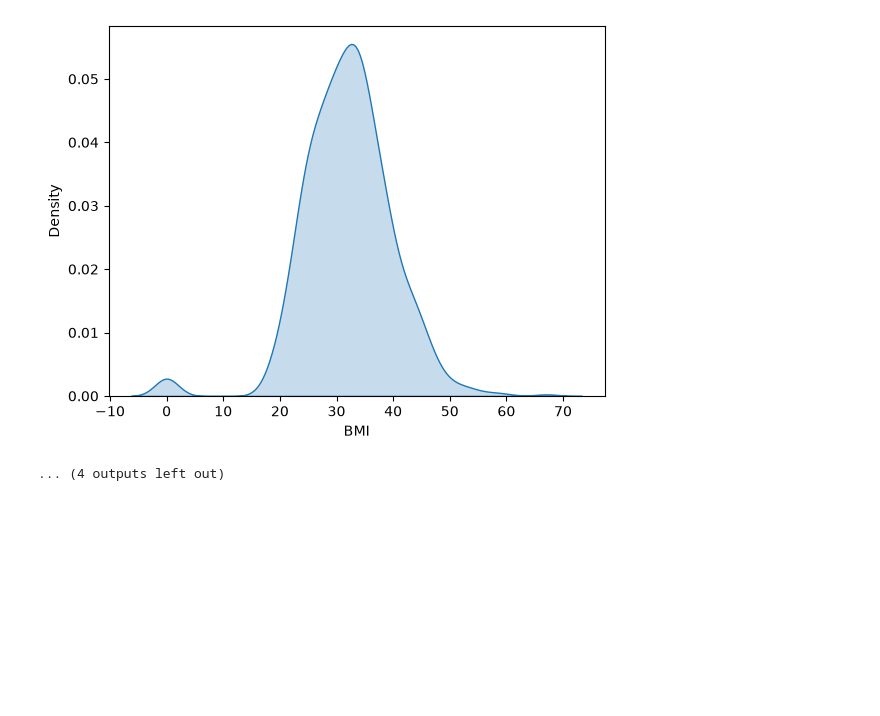
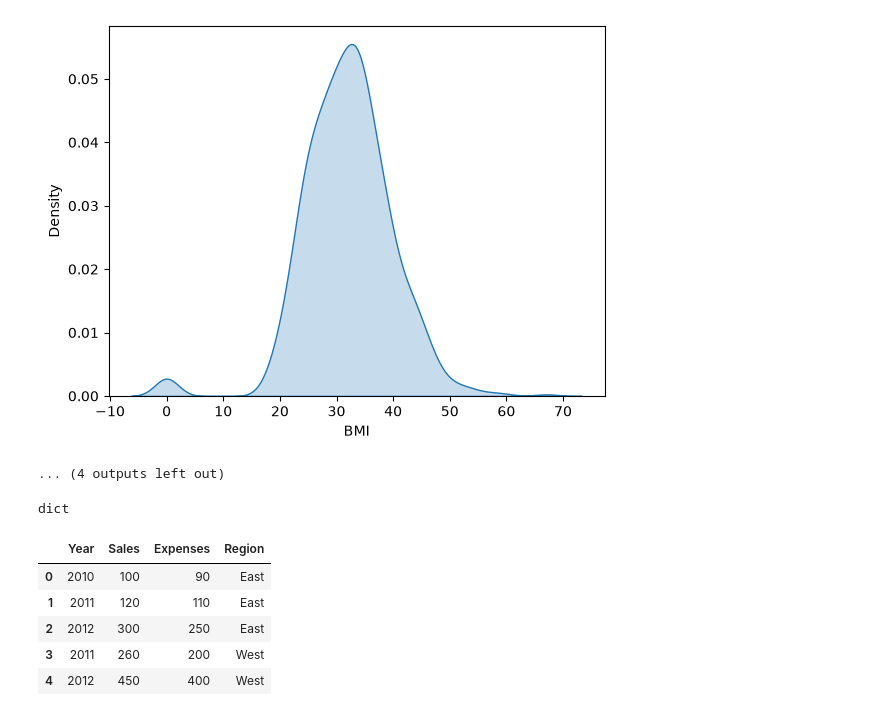
Before and after one commit to akyadav43-debug/Python-Basics, a Jupyter notebook: Seaborn.ipynb, the cells around one changed output. Saved outputs shown, nothing was run; the diff lists cells and outputs as text; code cells hidden in the pictures; blank space fills up the shorter version.

```diff
--- a/Seaborn.ipynb
+++ b/Seaborn.ipynb
@@ -93,0 +99,14 @@ This will become an error in seaborn v0.14.0; please update your code.
+# %%
+type(Data)
+# %% [output]
+dict
+# %%
+df=pd.DataFrame(Data)
+df.head(5)
+# %% [output]
+|  | Year | Sales | Expenses | Region |
+| 0 | 2010 | 100 | 90 | East |
+| 1 | 2011 | 120 | 110 | East |
+| 2 | 2012 | 300 | 250 | East |
+| 3 | 2011 | 260 | 200 | West |
+| 4 | 2012 | 450 | 400 | West |
```
Also changed, not shown: parts of 2 cells of this notebook.
